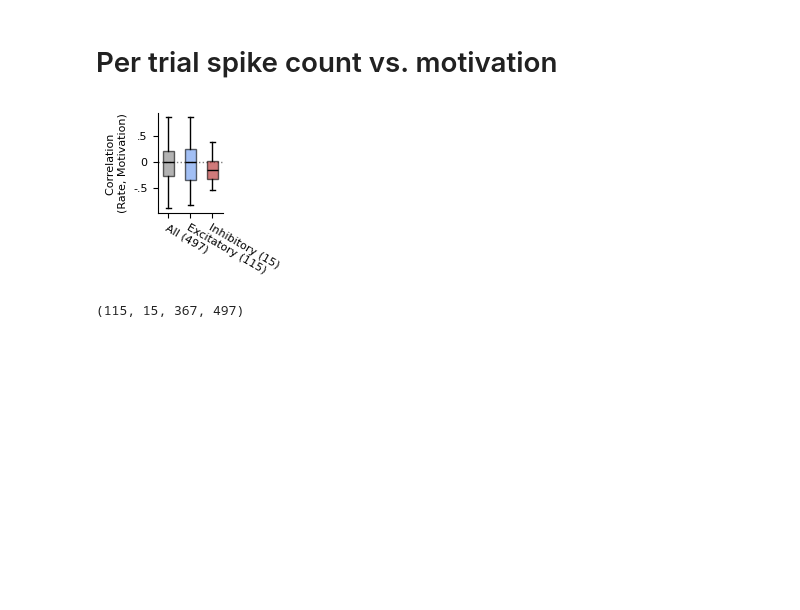
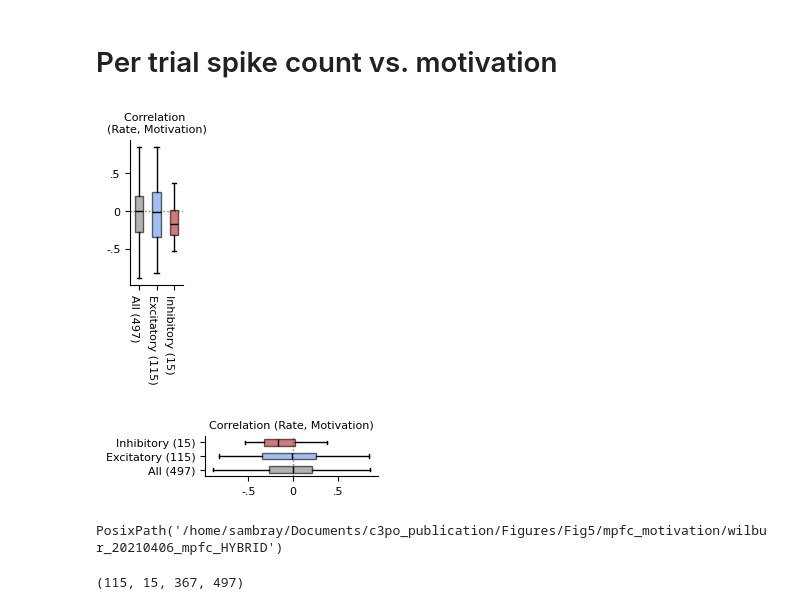
Before and after one commit to samuelbray32/c3po_publication, a Jupyter notebook: Fig5+6/rat_mpfc_motivation.ipynb, the cells around one changed output. Cells and saved outputs as stored; diff of their text form; code cells hidden in the pictures; blank space fills up the shorter version.

```diff
--- a/Fig5+6/rat_mpfc_motivation.ipynb
+++ b/Fig5+6/rat_mpfc_motivation.ipynb
@@ -1293,7 +1709,8 @@ for i, neuron in enumerate(results["all"].values()):
     corr_all.append(np.corrcoef(trial_df.motivation.values[ind], np.array(neuron)[ind])[0,1])
 
 
-fig = plt.figure(figsize=(.85,1.3))
+# fig = plt.figure(figsize=(.85,1.3))
+fig = plt.figure(figsize=(.85,2.8),constrained_layout=True, layout="constrained")
 ax = fig.add_subplot(111)
 # plt.boxplot([corr_inhib, corr_excit],
 #             labels=[f"Excitatory \n(n={len(corr_inhib)})", f"Inhibitory \n(n={len(corr_excit)})"],
@@ -1304,36 +1721,102 @@ bp = ax.boxplot(
     [corr_all, corr_excit, corr_inhib],
     # labels=[
     #     f"Excitatory \n(n={len(corr_inhib)})",
     #     f"Inhibitory \n(n={len(corr_excit)})",
     # ],
     patch_artist=True,
     medianprops=dict(color="black", ),
     widths=0.5,
 )
 
 box_colors = ['grey', neuron_colors["excitatory"], neuron_colors["inhibitory"]]
 
 for box, color in zip(bp["boxes"], box_colors):
     box.set_facecolor(color, )
     box.set_alpha(0.6)
 ax.axhline(0, color="grey", linestyle=":", linewidth=1, zorder = -2)
 # ax.set_ylabel("C(spike count, motivation)", fontsize=8)
-ax.set_ylabel("Correlation \n(Rate, Motivation)", fontsize=8)
+# ax.set_ylabel("Correlation \n(Rate, Motivation)", fontsize=8)
+ax.set_title("Correlation \n(Rate, Motivation)", fontsize=8)
 ax.set_yticks([-0.5, 0, 0.5], ["-.5", "0", ".5"])
 ax.spines[["top", "right"]].set_visible(False)
 
 # labels=[
 #         f"Excitatory \n(n={len(corr_inhib)})",
 #         f"Inhibitory \n(n={len(corr_excit)})",
 #     ]
 labels = ["All", "Excitatory", "Inhibitory"]
 labels = [f"All ({len(corr_all)})", f"Excitatory ({len(corr_excit)})", f"Inhibitory ({len(corr_inhib)})"]
 ax.set_xticks([1, 2, 3])
-ax.set_xticklabels(labels, fontsize=8, rotation=-30, ha='left',rotation_mode='anchor')
+ax.set_xticklabels(labels, fontsize=8, rotation=-90, ha='left',rotation_mode='anchor')
 plt.rcParams['svg.fonttype'] = 'none'
 fig.savefig(fig_dir / f"neuron_motivation_correlation_boxplot.svg", dpi=300, bbox_inches="tight")
 # %% [output]
-[figure, old version]
+[figure, new version]
+# %%
+corr_inhib = []
+for i, neuron in enumerate(results["inhibitory"].values()):
+    ind = ~np.isnan(trial_df.motivation.values) & ~np.isnan(neuron)
+    corr_inhib.append(np.corrcoef(trial_df.motivation.values[ind], np.array(neuron)[ind])[0,1])
+
+corr_excit = []
+for i, neuron in enumerate(results["excitatory"].values()):
+    ind = ~np.isnan(trial_df.motivation.values) & ~np.isnan(neuron)
+    corr_excit.append(np.corrcoef(trial_df.motivation.values[ind], np.array(neuron)[ind])[0,1])
+
+corr_all = []
+for i, neuron in enumerate(results["all"].values()):
+    ind = ~np.isnan(trial_df.motivation.values) & ~np.isnan(neuron)
+    corr_all.append(np.corrcoef(trial_df.motivation.values[ind], np.array(neuron)[ind])[0,1])
+
+
+# fig = plt.figure(figsize=(.85,1.3))
+fig = plt.figure(figsize=(2.8,.85),constrained_layout=True, layout="constrained")
+ax = fig.add_subplot(111)
+# plt.boxplot([corr_inhib, corr_excit],
+#             labels=[f"Excitatory \n(n={len(corr_inhib)})", f"Inhibitory \n(n={len(corr_excit)})"],
+#             patch_artist=True,
+#             boxprops=dict(facecolor="lightblue")
+# )
+bp = ax.boxplot(
+    [corr_all, corr_excit, corr_inhib],
+    # labels=[
+    #     f"Excitatory \n(n={len(corr_inhib)})",
+    #     f"Inhibitory \n(n={len(corr_excit)})",
+    # ],
+    patch_artist=True,
+    medianprops=dict(color="black", ),
+    widths=0.5,
+    orientation="horizontal"
+)
+
+box_colors = ['grey', neuron_colors["excitatory"], neuron_colors["inhibitory"]]
+
+for box, color in zip(bp["boxes"], box_colors):
+    box.set_facecolor(color, )
+    box.set_alpha(0.6)
+ax.axvline(0, color="grey", linestyle=":", linewidth=1, zorder = -2)
+# ax.set_ylabel("C(spike count, motivation)", fontsize=8)
+# ax.set_ylabel("Correlation \n(Rate, Motivation)", fontsize=8)
+ax.set_title("Correlation (Rate, Motivation)", fontsize=8)
+ax.set_xticks([-0.5, 0, 0.5], ["-.5", "0", ".5"])
+ax.spines[["top", "right"]].set_visible(False)
+
+# labels=[
+#         f"Excitatory \n(n={len(corr_inhib)})",
+#         f"Inhibitory \n(n={len(corr_excit)})",
+#     ]
+labels = ["All", "Excitatory", "Inhibitory"]
+labels = [f"All ({len(corr_all)})", f"Excitatory ({len(corr_excit)})", f"Inhibitory ({len(corr_inhib)})"]
+ax.set_yticks([1, 2, 3])
+ax.set_yticklabels(labels, fontsize=8,rotation_mode='anchor')
+plt.rcParams['svg.fonttype'] = 'none'
+fig.savefig(fig_dir / f"neuron_motivation_correlation_boxplot_HORIZONTAL.svg", dpi=300, bbox_inches="tight")
+# %% [output]
+[figure, added]
+# %%
+fig_dir
+# %% [output]
+PosixPath('/home/sambray/Documents/c3po_publication/Figures/Fig5/mpfc_motivation/wilbur_20210406_mpfc_HYBRID')
 # %%
 len(ind_neuron_type["excitatory"]), len(ind_neuron_type["inhibitory"]), len(ind_ambig), len(spikes)
 # %% [output]
```
Also changed, not shown: parts of 10 cells of this notebook, 3 other files.
